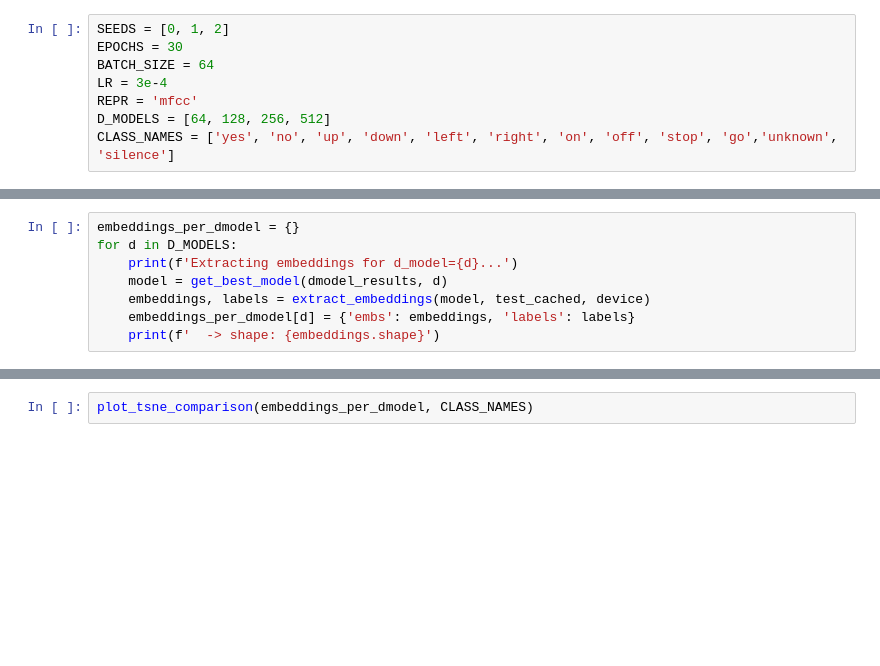
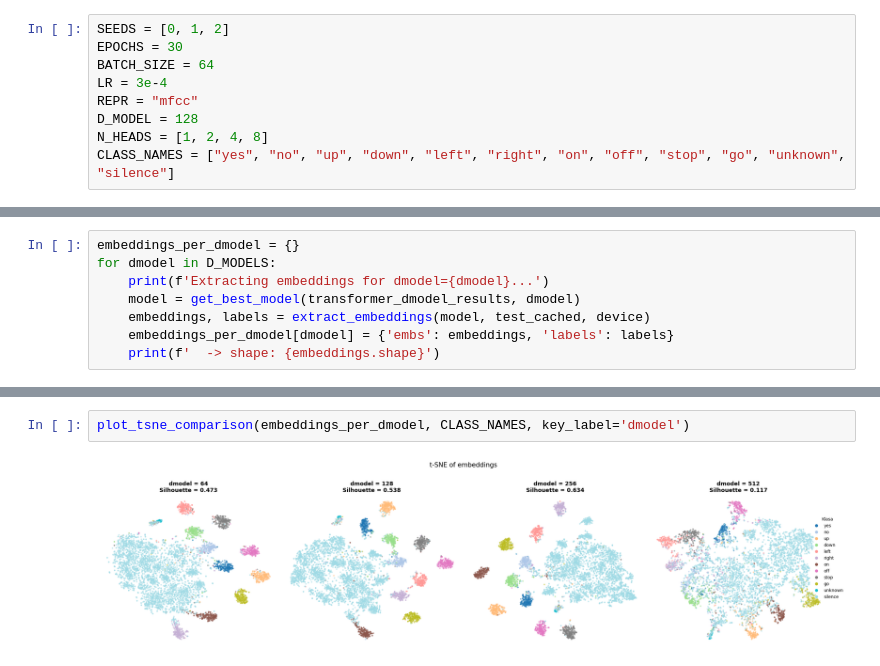
Before and after one commit to sienkozuzanna/transformers-speech-recognition, a Jupyter notebook: experiments/transformer_architecture/embeddings_dimension.ipynb, the cells around one changed output, grey strips where cells are left out. Saved outputs shown, nothing was run; the diff lists cells and outputs as text; blank space fills up the shorter version.

```diff
--- a/experiments/transformer_architecture/embeddings_dimension.ipynb
+++ b/experiments/transformer_architecture/embeddings_dimension.ipynb
@@ -42,9 +49,10 @@ SEEDS = [0, 1, 2]
 EPOCHS = 30
 BATCH_SIZE = 64
 LR = 3e-4
-REPR = 'mfcc'
-D_MODELS = [64, 128, 256, 512]
-CLASS_NAMES = ['yes', 'no', 'up', 'down', 'left', 'right', 'on', 'off', 'stop', 'go','unknown', 'silence']
+REPR = "mfcc"
+D_MODEL = 128
+N_HEADS = [1, 2, 4, 8]
+CLASS_NAMES = ["yes", "no", "up", "down", "left", "right", "on", "off", "stop", "go", "unknown", "silence"]
 # %%
 train_ds, valid_ds, test_ds = get_datasets(data_format=REPR, train_path=TRAIN_DIR, valid_path=VALID_DIR, test_path=TEST_DIR)
 precompute_features(train_ds, Path('/kaggle/working/cache/train_mfcc'))
@@ -112,8 +906,8 @@ plot_metrics_comparison(summary_df, title='Transformer — d_model Comparison')
 # %%
 embeddings_per_dmodel = {}
-for d in D_MODELS:
-    print(f'Extracting embeddings for d_model={d}...')
-    model = get_best_model(dmodel_results, d)
+for dmodel in D_MODELS:
+    print(f'Extracting embeddings for dmodel={dmodel}...')
+    model = get_best_model(transformer_dmodel_results, dmodel)
     embeddings, labels = extract_embeddings(model, test_cached, device)
-    embeddings_per_dmodel[d] = {'embs': embeddings, 'labels': labels}
+    embeddings_per_dmodel[dmodel] = {'embs': embeddings, 'labels': labels}
     print(f'  -> shape: {embeddings.shape}')
@@ -120,2 +923,4 @@ for d in D_MODELS:
 # %%
-plot_tsne_comparison(embeddings_per_dmodel, CLASS_NAMES)
+plot_tsne_comparison(embeddings_per_dmodel, CLASS_NAMES, key_label='dmodel')
+# %% [output]
+[figure, added]
```
Also changed, not shown: parts of 25 cells of this notebook.
